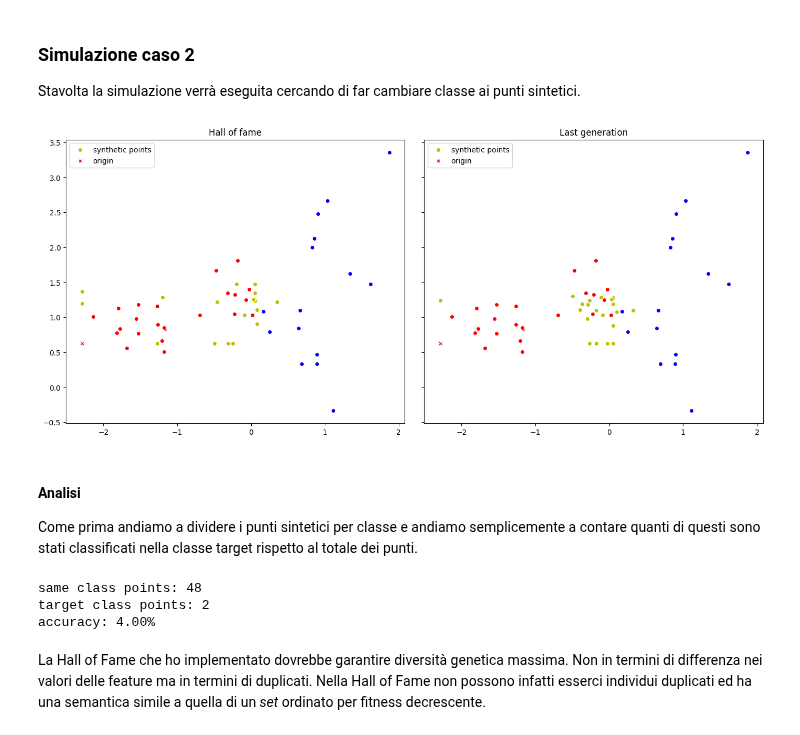
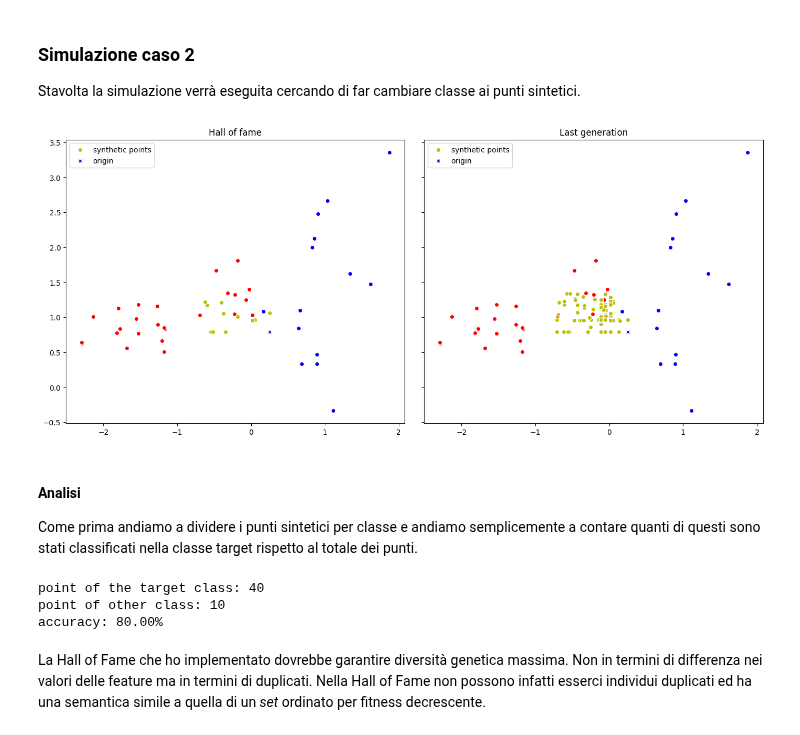
Before and after one commit to FedericoBustaffa/thesis, a Jupyter notebook: sources/explain/notebook.ipynb, the cells around one changed output. Drawn from its saved outputs; the diff is of its cells as text; code cells hidden in the pictures.

```diff
--- a/sources/explain/notebook.ipynb
+++ b/sources/explain/notebook.ipynb
@@ -99,7 +99,7 @@ plt.title("Test set")
 plt.scatter(X_test[cls0].T[0], X_test[cls0].T[1], c="r", ec="w")
 plt.scatter(X_test[cls1].T[0], X_test[cls1].T[1], c="b", ec="w")
 
-j = 0
+j = 29
 point = X_test[j]
 print(f"point: ({point[0]:.5f}, {point[1]:.5f})")
 point_class = y_predicted[j]
@@ -299,6 +299,7 @@ def mut_gaussian_pt(individual, sigma, alpha: float = 0.05, indpb: float = 0.5):
             individual[i] = random.normal(loc=f, scale=sigma[i] * alpha)
 
     return individual
+
 
 def mut_gaussian(individual, mu, sigma, alpha: float = 0.05, indpb: float = 0.5):
     for i, f in enumerate(individual):
@@ -310,7 +311,7 @@ def mut_gaussian(individual, mu, sigma, alpha: float = 0.05, indpb: float = 0.5)
 
 mu = X_test.mean(axis=0)
 # toolbox.set_mutation(mut_gaussian_pt, sigma, 0.1, 0.8)
-toolbox.set_mutation(mut_gaussian, mu, sigma, 0.25, 0.8)
+toolbox.set_mutation(mut_gaussian, mu, sigma, 0.2, 0.8)
 print(f"before: {o1.chromosome}")
 o1 = toolbox.mutate(o1)
 print(f"after: {o1.chromosome}")
@@ -627,11 +625,11 @@ toolbox.set_selection(tools.sel_tournament, tournsize=3)
 hof = base.HallOfFame(50)
 population, stats = algorithms.pelitist(
     toolbox=toolbox,
-    population_size=100,
+    population_size=500,
     keep=0.1,
     cxpb=0.8,
     mutpb=0.2,
-    max_generations=50,
+    max_generations=100,
     hall_of_fame=hof,
 )
 
@@ -648,34 +646,34 @@ ax1.scatter(X_test[cls1].T[0], X_test[cls1].T[1], c="b", ec="w")
 ax1.scatter(
     hof_synth_points.T[0],
     hof_synth_points.T[1],
     c="y",
     ec="w",
     label="synthetic points",
 )
 
 c = "r" if point_class == 0 else "b"
 ax1.scatter(point[0], point[1], c=c, ec="w", marker="X", label="origin")
 ax1.legend()
 
 ax2.set_title("Last generation")
 ax2.scatter(X_test[cls0].T[0], X_test[cls0].T[1], c="r", ec="w")
 ax2.scatter(X_test[cls1].T[0], X_test[cls1].T[1], c="b", ec="w")
 
 ax2.scatter(
     pop_synth_points.T[0],
     pop_synth_points.T[1],
     c="y",
     ec="w",
     label="synthetic points",
 )
 
 c = "r" if point_class == 0 else "b"
 ax2.scatter(point[0], point[1], c=c, ec="w", marker="X", label="origin")
 ax2.legend()
 
 plt.show()
 # %% [output]
-[figure, old version]
+[figure, new version]
 # %% [markdown]
 #### Analisi
 
@@ -683,20 +681,17 @@ Come prima andiamo a dividere i punti sintetici per classe e andiamo
 semplicemente a contare quanti di questi sono stati classificati nella classe
 target rispetto al totale dei punti.
 # %%
-same_class = [
-    i for i in hof if classifier.predict(i.chromosome.reshape(1, -1)) != target
-]
-target_class = [
-    i for i in hof if classifier.predict(i.chromosome.reshape(1, -1)) == target
-]
+hof_cls = [classifier.predict(i.chromosome.reshape(1, -1))[0] for i in hof]
 
-print(f"same class points: {len(same_class)}")
-print(f"target class points: {len(target_class)}")
-print(f"accuracy: {len(target_class) / len(hof) * 100.0:.2f}%")
+target_class = len([i for i in hof_cls if i == point_class])
+
+print(f"point of the target class: {target_class}")
+print(f"point of other class: {len(hof) - target_class}")
+print(f"accuracy: {target_class / len(hof) * 100.0:.2f}%")
 # %% [output]
-same class points: 48
-target class points: 2
-accuracy: 4.00%
+point of the target class: 40
+point of other class: 10
+accuracy: 80.00%
 # %% [markdown]
 La Hall of Fame che ho implementato dovrebbe garantire diversità genetica
 massima. Non in termini di differenza nei valori delle feature ma in termini
```
Also changed, not shown: parts of 8 cells of this notebook.
